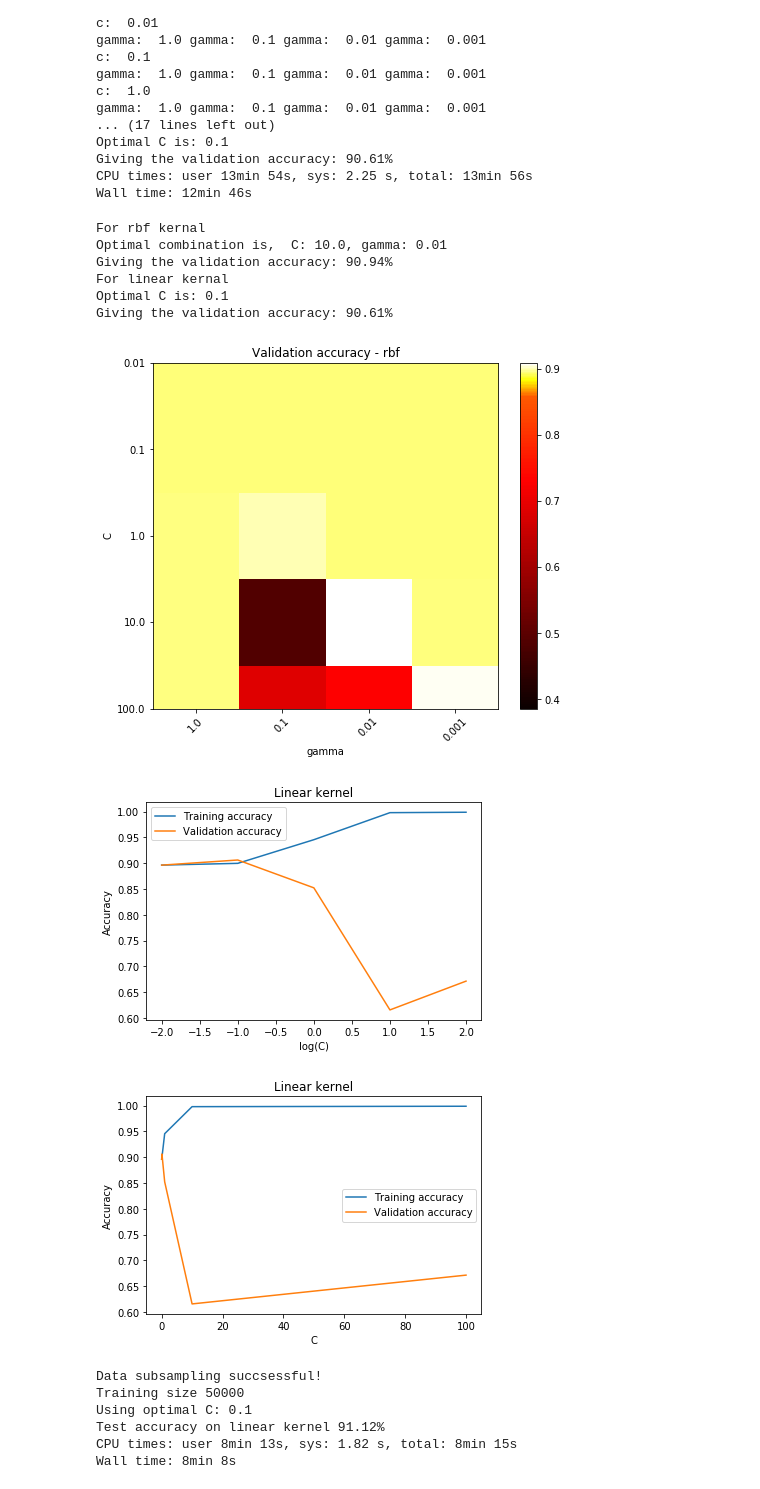
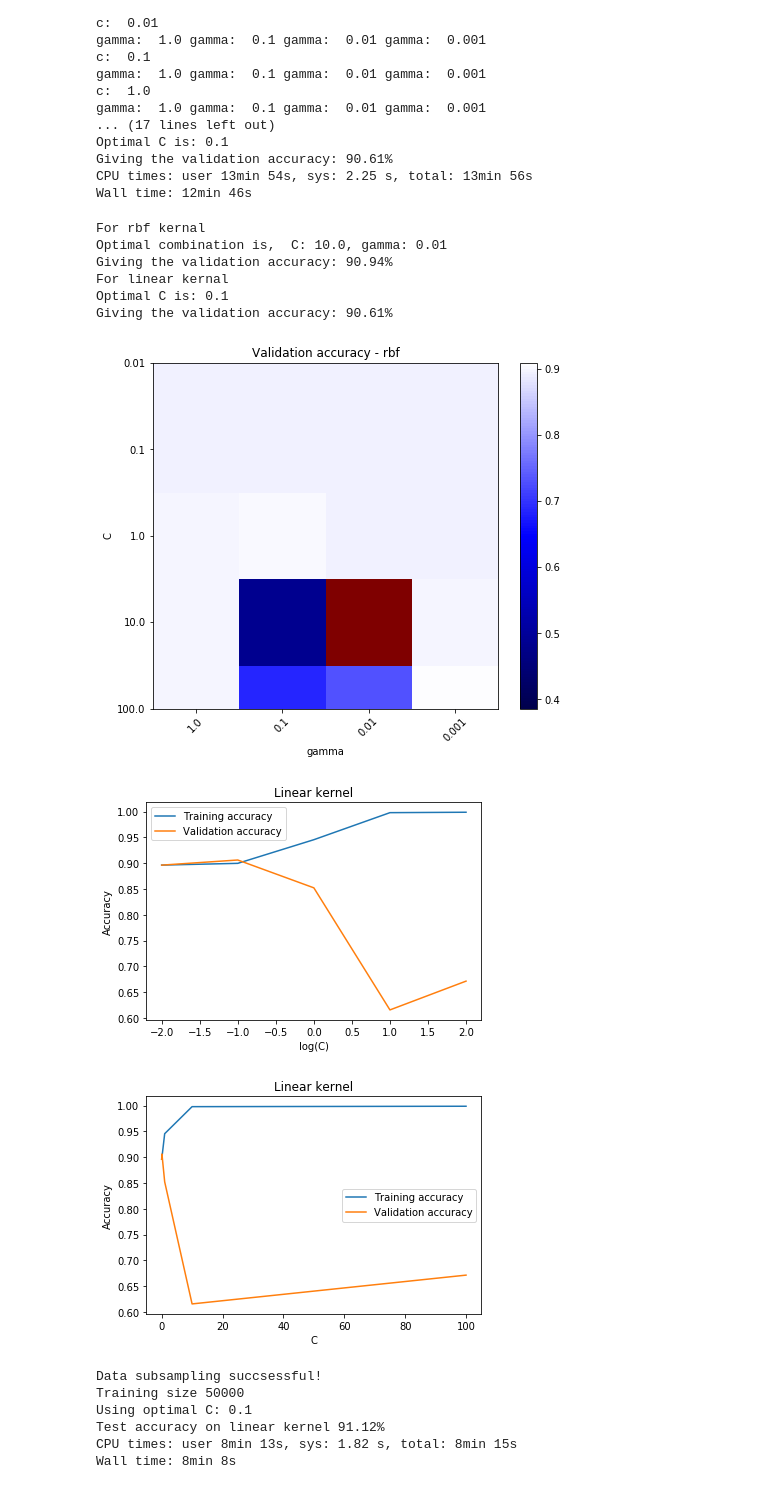
Before and after one commit to peturjokull/Gervigreind-Lokaverkefni, a Jupyter notebook: numi.ipynb, the cells around one changed output. Cells and saved outputs as stored; diff of their text form; code cells hidden in the pictures.

```diff
--- a/numi.ipynb
+++ b/numi.ipynb
@@ -224,7 +227,7 @@ class MidpointNormalize(Normalize):
 def plot_heatmap(data_matrix, title, xlabel, ylabel, x_values, y_values, vmin_, midpoint_):
     plt.figure(figsize=(8, 6))
     plt.subplots_adjust(left=.2, right=0.95, bottom=0.15, top=0.95)
-    plt.imshow(data_matrix, interpolation='nearest', cmap=plt.cm.hot,
+    plt.imshow(data_matrix, interpolation='nearest', cmap=plt.cm.seismic,
                norm=MidpointNormalize(vmin=vmin_, midpoint=midpoint_))
     plt.xlabel(xlabel)
     plt.ylabel(ylabel)
@@ -302,28 +305,28 @@ Wall time: 12min 46s
 # %%
 rbfacc = accs['val_acc']['rbf']; linacc = accs['val_acc']['linear']
 Cind, gammaind = np.unravel_index(np.argmax(rbfacc, axis=None), rbfacc.shape)
 print('For rbf kernal')
 rbfOptparam = C[Cind], gamma[gammaind]
 print("Optimal combination is,  C: {}, gamma: {}".format(rbfOptparam[0], rbfOptparam[1]))
 print("Giving the validation accuracy: {:.2%}".format(rbfacc[Cind, gammaind]))
 
 linearOptC = C[np.argmax(linacc)]
 print('For linear kernal')
 print("Optimal C is: {}".format(linearOptC))
 print("Giving the validation accuracy: {:.2%}".format(linacc[Cindex]))
 
 plot_heatmap(rbfacc, 'Validation accuracy - rbf', 'gamma', 'C', gamma, C,
-             np.min(rbfacc) - 0.1, np.max(rbfacc)-0.05)
+             np.min(rbfacc) - 0.1, np.max(rbfacc)-0.001)
 plot_acc_params(np.log10(C), accs['train_acc']['linear'], accs['val_acc']['linear'], 'log(C)', 'Linear kernel')
 plot_acc_params(C, accs['train_acc']['linear'], accs['val_acc']['linear'], 'C', 'Linear kernel')
 # %% [output]
 For rbf kernal
 Optimal combination is,  C: 10.0, gamma: 0.01
 Giving the validation accuracy: 90.94%
 For linear kernal
 Optimal C is: 0.1
 Giving the validation accuracy: 90.61%
-[figure, old version]
+[figure, new version]
 [figure]
 [figure]
 # %%
```
Also changed, not shown: parts of 7 cells of this notebook.
